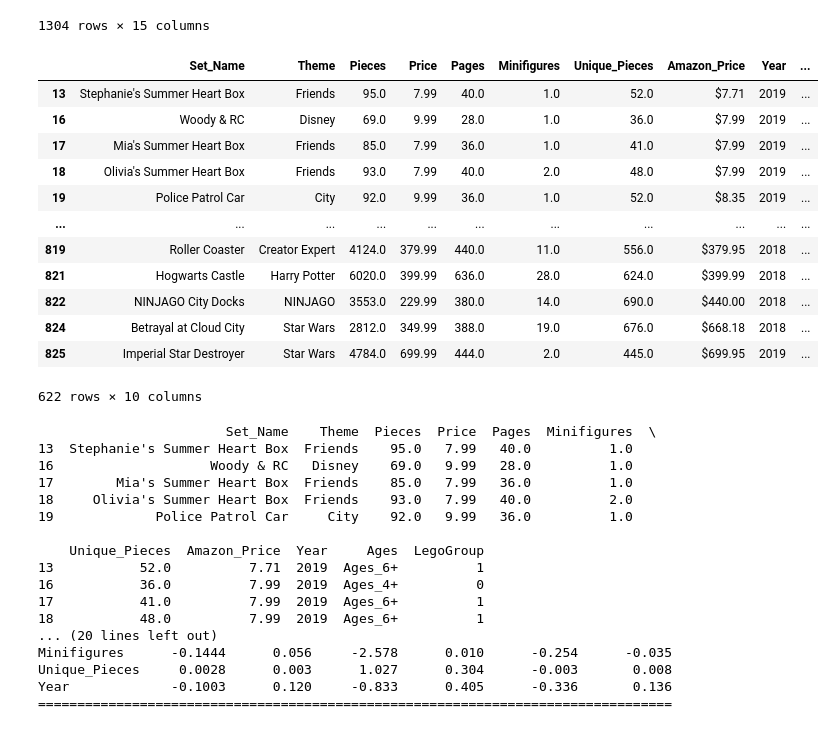
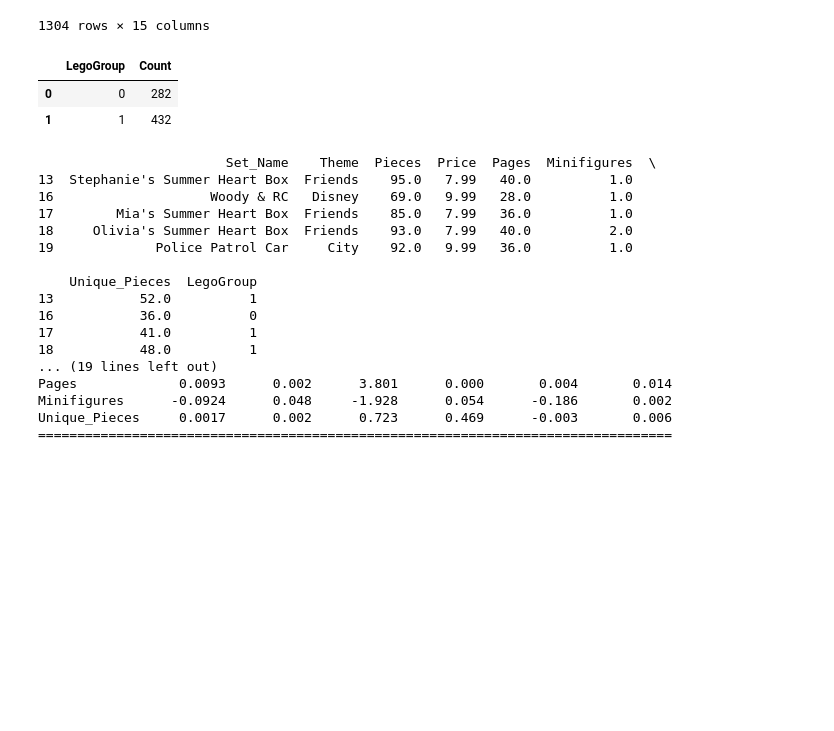
Before and after one commit to ViktorGrev/ISTT1003_Statistikk, a Jupyter notebook: src/viktor_test/oppg1_test.ipynb, the cells around one changed output. Drawn from its saved outputs; the diff is of its cells as text; code cells hidden in the pictures; blank space fills up the shorter version.

```diff
--- a/src/viktor_test/oppg1_test.ipynb
+++ b/src/viktor_test/oppg1_test.ipynb
@@ -29,47 +29,39 @@ df
 1304 rows × 15 columns
 # %%
 # fjerner forklaringsvariabler vi ikke trenger
-df2 = df[['Set_Name', 'Theme', 'Pieces', 'Price', 'Pages', 'Minifigures', 'Unique_Pieces', 'Amazon_Price', 'Year', 'Ages']]
+df2 = df[['Set_Name', 'Theme', 'Pieces', 'Price', 'Pages', 'Minifigures', 'Unique_Pieces']]
 
 # fjerner observasjoner med manglende datapunkter (I virkeligheten er det risikabelt å fjerne manglende data punkter uten videre. Dette kan påvirke resultatene på en måte som er vanskelig å avdekke.)
 # Det finnes metoder som tar hensyn til tomme dataceller men dette prosjektet har ikke dette som en del av oppgaven, slik at vi velger å ta utgangspunkt i det originale datasettet.
 df2 = df2.dropna()
 
 # gjør themes om til string og fjern alle tegn vi ikke vil ha med
 df2['Theme'] = df2['Theme'].astype(str)
 df2['Theme'] = df2['Theme'].str.replace(r'[^a-zA-Z0-9\s-]', '', regex = True)
 
 # fjerner dollartegn og trademark-tegn fra datasettet
 df2['Price'] = df2['Price'].str.replace('\$', '', regex = True)
 
 # og gjør så prisen om til float
 df2['Price'] = df2['Price'].astype(float)
 
 df2
 
+df2['LegoGroup'] = np.where(df2['Theme'].isin(['Harry Potter', 'Star Wars', 'Batman', 'DC', 'Disney', 'Marvel', 'Minecraft', 'LEGO Frozen 2', 'Trolls World Tour', 'Minions', 'Powerpuff Girls', 'Jurassic World', 'Overwatch', 'Spider-Man', 'Stranger Things']), 0,
+                      np.where(df2['Theme'].isin(['City', 'Friends', 'Unikitty', 'NINJAGO', 'DUPLO', 'THE LEGO MOVIE 2', 'Speed Champions', 'Hidden Side', 'Classic', 'Juniors', 'Creator 3-in-1', 'Ideas', 'Creator Expert', 'Monkie Kid', 'Minifigures', 'Powered UP']), 1, 2))
+df2.groupby(['LegoGroup']).size().reset_index(name = 'Count')
+
 #df2['Age'] = np.where(df2['Ages'].isin(['Ages_10+', 'Ages_10+']), 10, np.where(df2['Ages'].isin(['Ages_6+']), 6, np.where(df2['Ages'].isin(['Ages_8+']), 8, 0)))
 #df2.groupby(['LegoGroup']).size().reset_index(name = 'Count')
 # %% [output]
-|  | Set_Name | Theme | Pieces | Price | Pages | Minifigures | Unique_Pieces | Amazon_Price | Year | ... |
-| 13 | Stephanie's Summer Heart Box | Friends | 95.0 | 7.99 | 40.0 | 1.0 | 52.0 | $7.71 | 2019 | ... |
-| 16 | Woody & RC | Disney | 69.0 | 9.99 | 28.0 | 1.0 | 36.0 | $7.99 | 2019 | ... |
-| 17 | Mia's Summer Heart Box | Friends | 85.0 | 7.99 | 36.0 | 1.0 | 41.0 | $7.99 | 2019 | ... |
-| 18 | Olivia's Summer Heart Box | Friends | 93.0 | 7.99 | 40.0 | 2.0 | 48.0 | $7.99 | 2019 | ... |
-| 19 | Police Patrol Car | City | 92.0 | 9.99 | 36.0 | 1.0 | 52.0 | $8.35 | 2019 | ... |
-| ... | ... | ... | ... | ... | ... | ... | ... | ... | ... | ... |
-| 819 | Roller Coaster | Creator Expert | 4124.0 | 379.99 | 440.0 | 11.0 | 556.0 | $379.95 | 2018 | ... |
-| 821 | Hogwarts Castle | Harry Potter | 6020.0 | 399.99 | 636.0 | 28.0 | 624.0 | $399.99 | 2018 | ... |
-| 822 | NINJAGO City Docks | NINJAGO | 3553.0 | 229.99 | 380.0 | 14.0 | 690.0 | $440.00 | 2018 | ... |
-| 824 | Betrayal at Cloud City | Star Wars | 2812.0 | 349.99 | 388.0 | 19.0 | 676.0 | $668.18 | 2018 | ... |
-| 825 | Imperial Star Destroyer | Star Wars | 4784.0 | 699.99 | 444.0 | 2.0 | 445.0 | $699.95 | 2019 | ... |
+|  | LegoGroup | Count |
+| 0 | 0 | 282 |
+| 1 | 1 | 432 |
-622 rows × 10 columns
 # %%
-df2['Amazon_Price'] = df2['Amazon_Price'].replace('$', '').astype(float)
-
 print(df2.head())
 
 # Logistic regression model
-formula = "LegoGroup ~ Amazon_Price + Pieces + Pages + Minifigures + Unique_Pieces + Year"
+formula = "LegoGroup ~ Price + Pieces + Pages + Minifigures + Unique_Pieces"
 model = smf.logit(formula, data=df2)
 result = model.fit()
 
@@ -83,15 +75,15 @@ print(result.summary())
 18     Olivia's Summer Heart Box  Friends    93.0   7.99   40.0          2.0
 19             Police Patrol Car     City    92.0   9.99   36.0          1.0
 
-    Unique_Pieces  Amazon_Price  Year     Ages  LegoGroup
-13           52.0          7.71  2019  Ages_6+          1
-16           36.0          7.99  2019  Ages_4+          0
-17           41.0          7.99  2019  Ages_6+          1
-18           48.0          7.99  2019  Ages_6+          1
-... (20 lines left out)
-Minifigures      -0.1444      0.056     -2.578      0.010      -0.254      -0.035
-Unique_Pieces     0.0028      0.003      1.027      0.304      -0.003       0.008
-Year             -0.1003      0.120     -0.833      0.405      -0.336       0.136
+    Unique_Pieces  LegoGroup
+13           52.0          1
+16           36.0          0
+17           41.0          1
+18           48.0          1
+... (19 lines left out)
+Pages             0.0093      0.002      3.801      0.000       0.004       0.014
+Minifigures      -0.0924      0.048     -1.928      0.054      -0.186       0.002
+Unique_Pieces     0.0017      0.002      0.723      0.469      -0.003       0.006
 =================================================================================
 # %%
 p_values = result.pvalues
```
Also changed, not shown: parts of 15 cells of this notebook.
